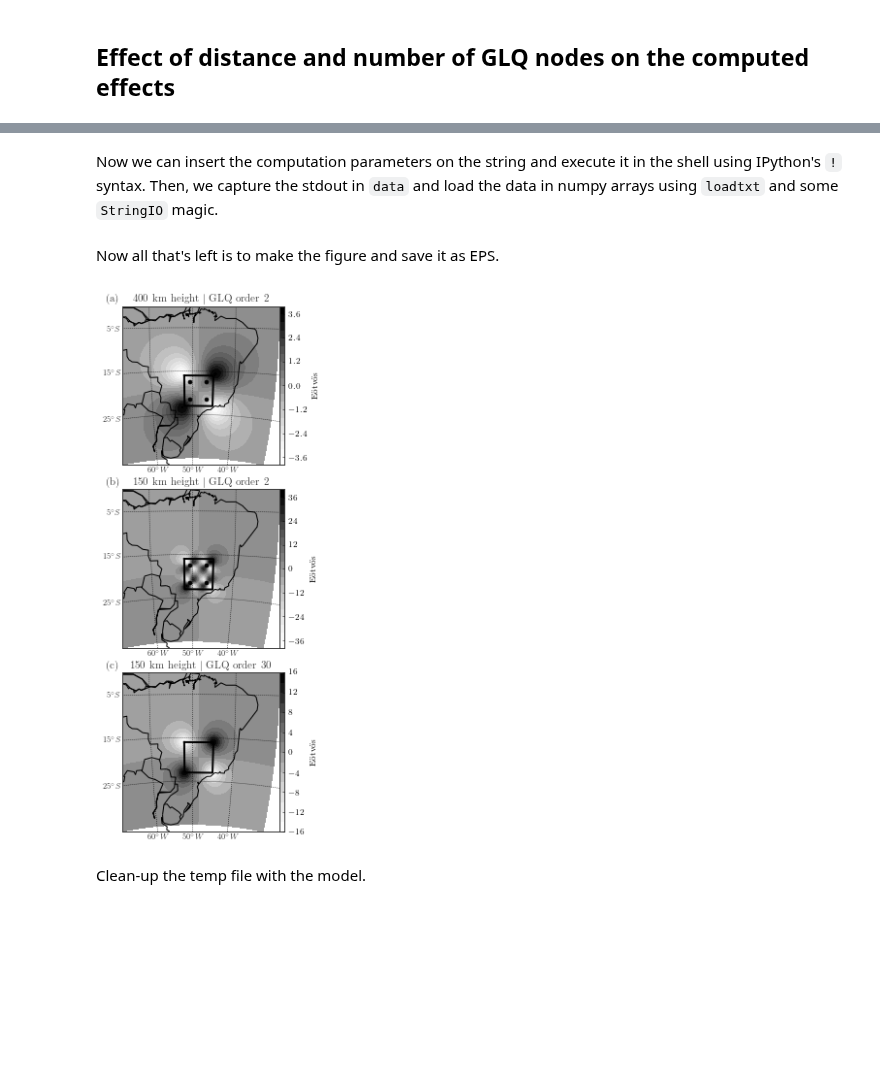
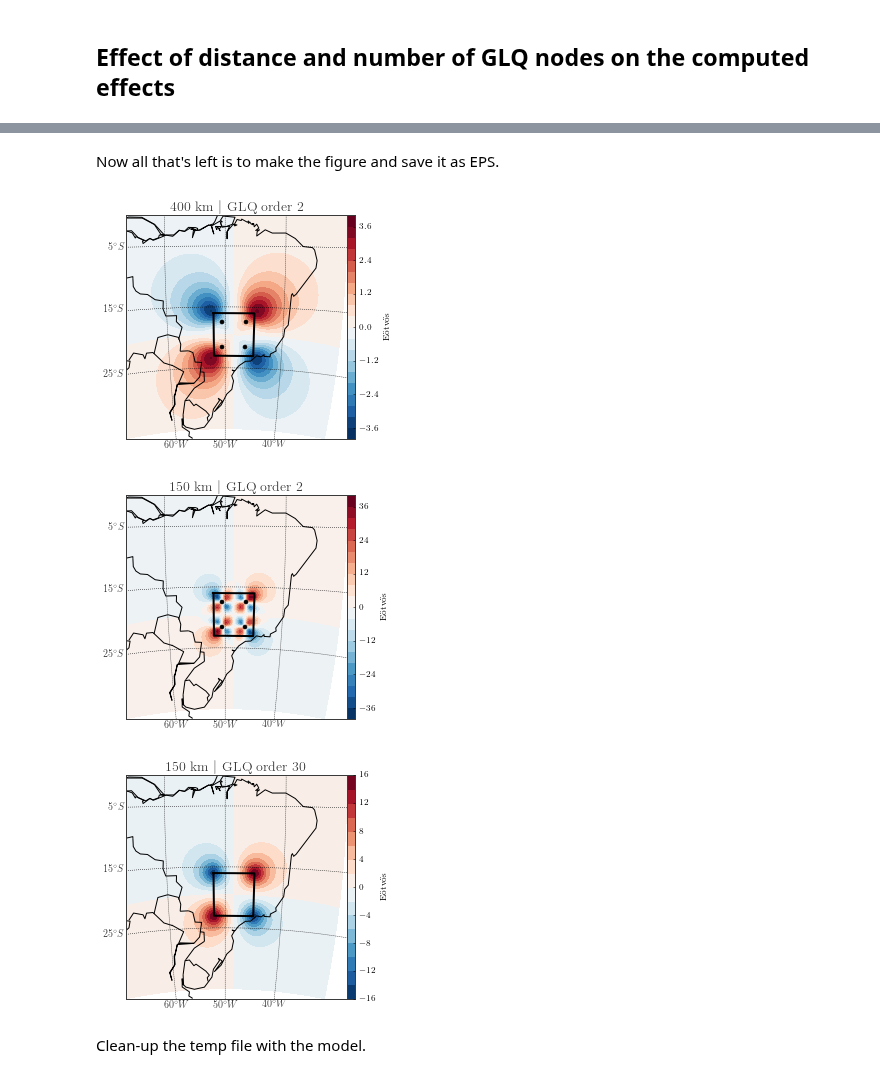
Before and after one commit to pinga-lab/paper-tesseroids, a Jupyter notebook: notebooks/presentation_figures.ipynb, the cells around one changed output, grey strips where cells are left out. Drawn from its saved outputs; the diff is of its cells as text; code cells hidden in the pictures; blank space fills up the shorter version.

Commit message:
Figure showing when glq fails

```diff
--- a/notebooks/presentation_figures.ipynb
+++ b/notebooks/presentation_figures.ipynb
@@ -31,7 +32,7 @@ Fatiando a Terra version: 0.3
 # %% [markdown]
 We'll set the general style of matplotlib here so that we don't have to tweak this for every plot.
 # %%
-mpl.rc('font', size=12, family='Arial')
+mpl.rc('font', size=12, family='Sans')
 # %% [markdown]
 Make a folder for keeping the generated figures.
 # %%
@@ -59,9 +56,6 @@ shape = (100, 100)
 pipeline = ' | '.join(
     ['tessgrd -r{area[0]}/{area[1]}/{area[2]}/{area[3]} -b{shape[0]}/{shape[1]} -z{height}',
      'tessgxy {model} -a -o{order:d}/{order:d}/{order:d}'])
-# %% [markdown]
-Now we can insert the computation parameters on the string and execute it in the shell using IPython's `!` syntax.
-Then, we capture the stdout in `data` and load the data in numpy arrays using `loadtxt` and some `StringIO` magic.
 # %%
 cmd = pipeline.format(area=area, shape=shape, height=400e03, order=2, model=modelfile.name)
 data = !$cmd
@@ -81,38 +75,39 @@ Now all that's left is to make the figure and save it as EPS.
 # %%
 grids = [high, low, low_highorder]
 orders = [2, 2, high_order]
 
-fig, subplots = mpl.subplots(3, 1, squeeze=True, figsize=(3.33, 8), dpi=600)
 bm = mpl.basemap(area, projection='poly')
 
 w, e, s, n = tess_area
 # To plot the outline of the tesseroid
 tx, ty = bm([w, e, e, w, w], [n, n, s, s, n])
 # Scale and make a list of the 2x2 GLQ nodes
 nodes = np.array([-0.577350269, 0.577350269])
 nodes_lon = 0.5*(e - w)*nodes + 0.5*(e + w)
 nodes_lat = 0.5*(n - s)*nodes + 0.5*(n + s)
 nodex, nodey = bm(*np.meshgrid(nodes_lon, nodes_lat))
 
-index = ['(a)', '(b)', '(c)']
-for i, order, grid, ax in zip(index, orders, grids, subplots):
-    mpl.sca(ax)
-    mpl.text(-0.1, 1.03, i, fontsize=11, transform=ax.transAxes)
+for order, grid in zip(orders, grids):
+    plt.figure(figsize=(5, 4))
+    ax = plt.subplot(111)
     lon, lat, h, g = grid
-    ax.set_title('{:.0f} km height $|$ GLQ order {}'.format(h[0]/1000, order),
-                 fontsize=11)
+    ax.set_title('{:.0f} km $|$ GLQ order {}'.format(h[0]/1000, order),
+                 fontsize=14)
     vmax = np.abs(g).max()
     vmin = -vmax
     mpl.contourf(lon, lat, g, shape, 20, vmin=vmin, vmax=vmax, basemap=bm,
-                 cmap=mpl.cm.Greys)
+                 cmap=mpl.cm.RdBu_r)
     mpl.colorbar(orientation='vertical', pad=0., aspect=30).set_label(r'E\"otv\"os')
     bm.plot(tx, ty, '-k', linewidth=2)
-    if i in ['(a)', '(b)']:
+    if order == 2:
         bm.plot(nodex, nodey, 'ok', markersize=4)
     bm.drawparallels([-25, -15, -5], labels=[1, 0, 0, 0], linewidth=0.5)
     bm.drawmeridians([-60, -50, -40], labels=[0, 0, 0, 1], linewidth=0.5)
     mpl.draw_countries(bm, style='-')
     mpl.draw_coastlines(bm)
-mpl.tight_layout(h_pad=1.5)
+    plt.savefig('presentation_figures/tesseroid-example-o{}-h{}.png'.format(order, h[0]/1000),
+                dpi=300, transparent=True)
 # %% [output]
-[figure, old version]
+[figure, new version]
+[figure, added]
+[figure, added]
```
Also changed, not shown: parts of 7 cells of this notebook.
